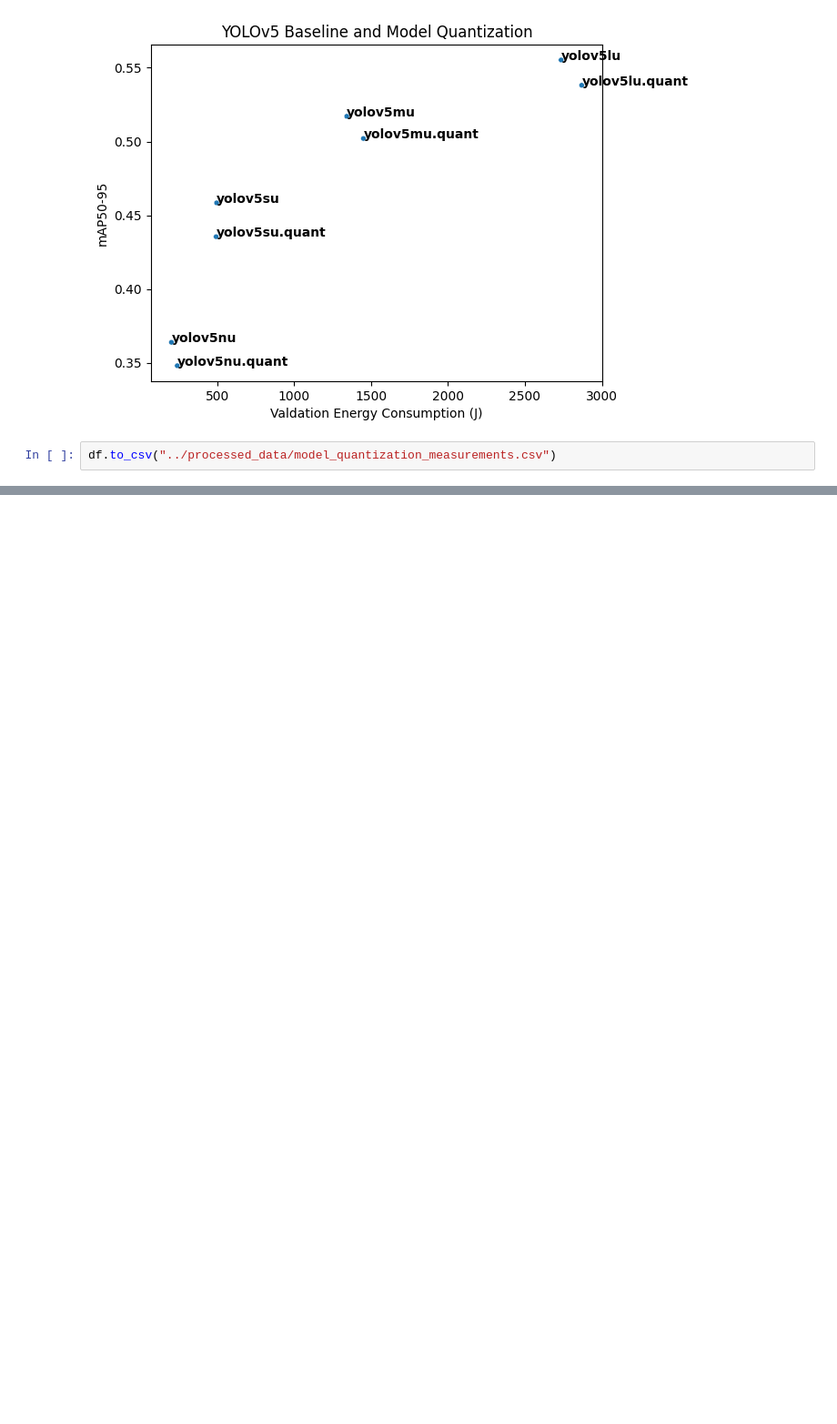
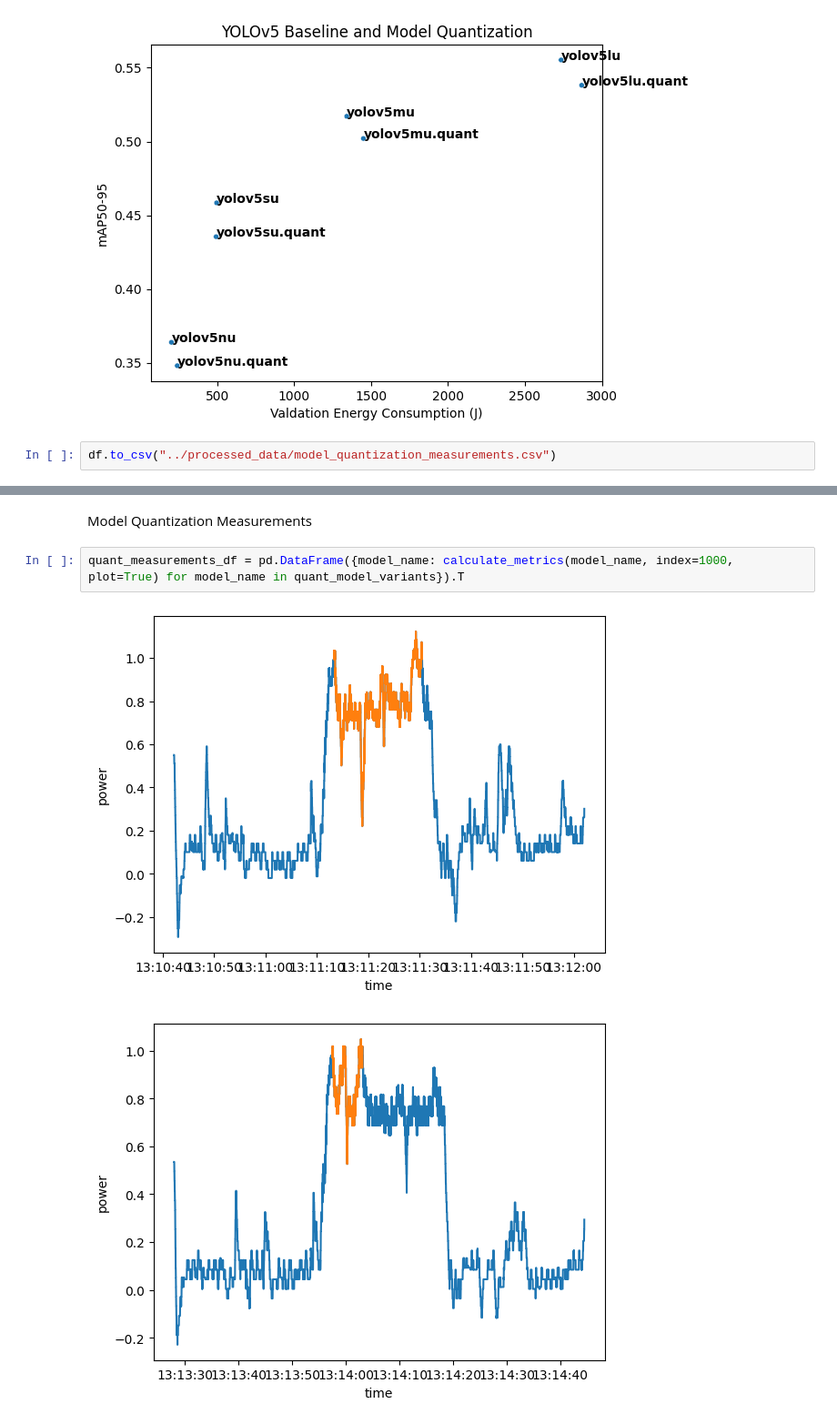
Before and after one commit to fuzzylabs/edge-vision-power-estimation, a Jupyter notebook: jetson/power_logging/notebooks/explore_quantization.ipynb, the cells around one changed output, grey strips where cells are left out. Shown: that part at 91% size. Saved outputs shown, nothing was run; the diff lists cells and outputs as text; blank space fills up the shorter version.

```diff
--- a/jetson/power_logging/notebooks/explore_quantization.ipynb
+++ b/jetson/power_logging/notebooks/explore_quantization.ipynb
@@ -147,0 +241,7 @@ df.to_csv("../processed_data/model_quantization_measurements.csv")
+# %% [markdown]
+Model Quantization Measurements
+# %%
+quant_measurements_df = pd.DataFrame({model_name: calculate_metrics(model_name, index=1000, plot=True) for model_name in quant_model_variants}).T
+# %% [output]
+[figure, added]
+[figure, added]
```
Also changed, not shown: parts of 15 cells of this notebook, 4 other files.
